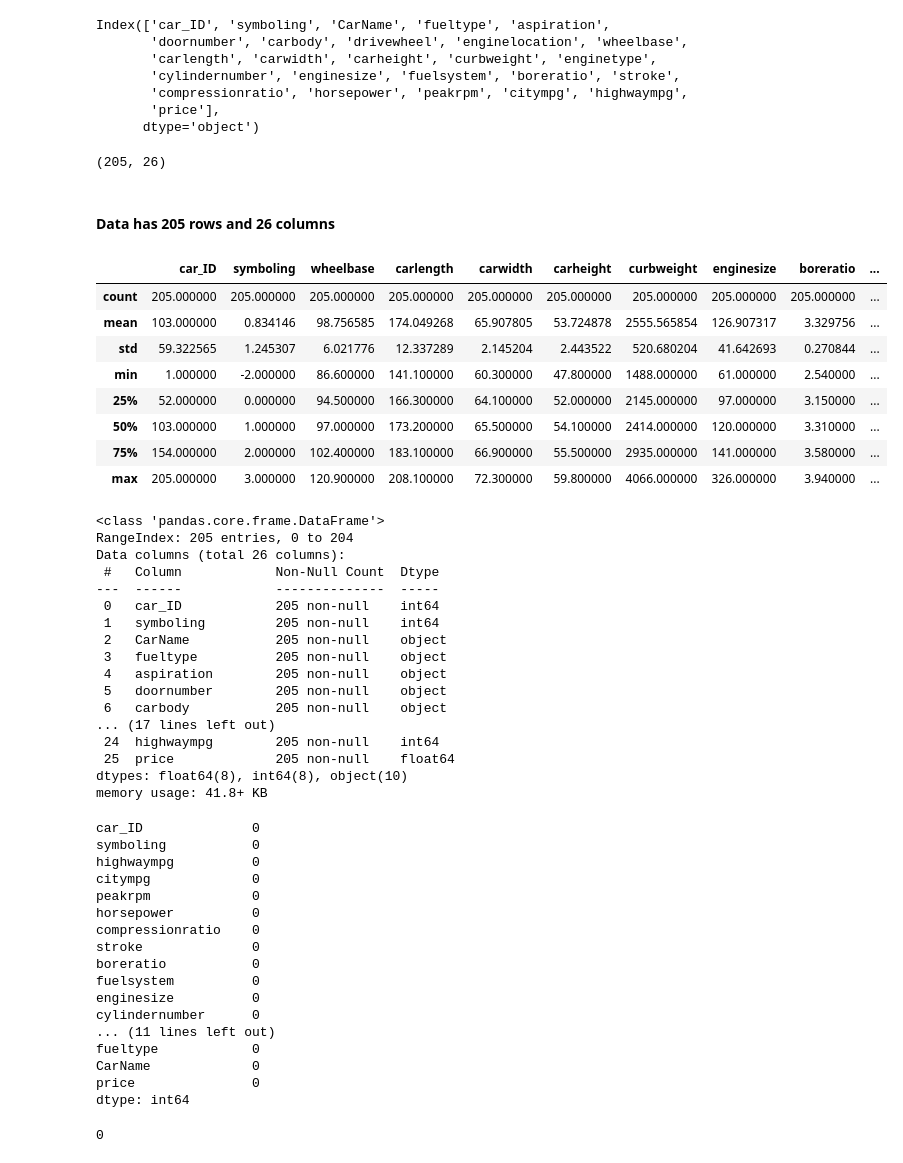
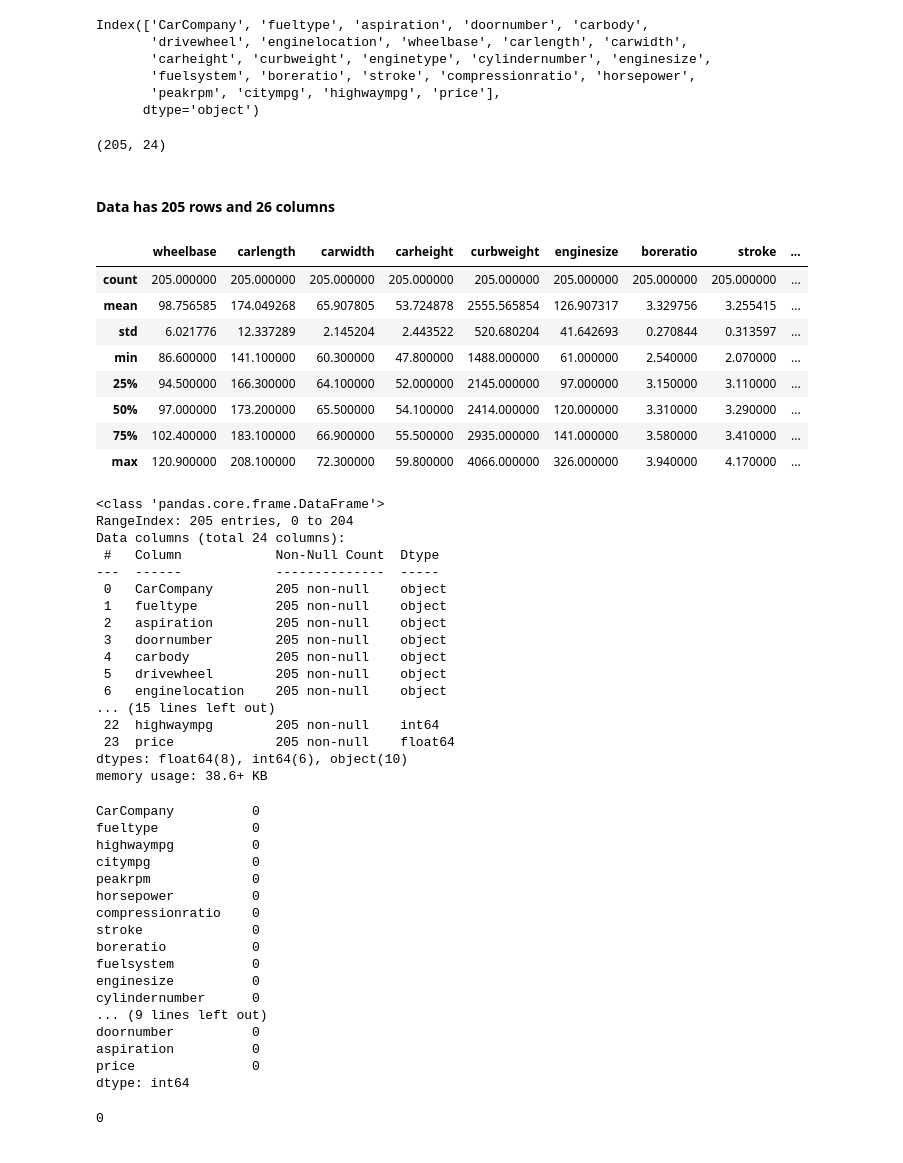
Before and after one commit to mohammedtareeq786/Kuruma_Auto, a Jupyter notebook: Kuruma_Auto_EDA.ipynb, the cells around one changed output. Cells and saved outputs as stored; diff of their text form; code cells hidden in the pictures.

```diff
--- a/Kuruma_Auto_EDA.ipynb
+++ b/Kuruma_Auto_EDA.ipynb
@@ -15,0 +4,3 @@ df.head()
+# %%
+#datareader = csv.reader(datafile, delimiter=',', quotechar='"')
+df_cars = pd.read_csv("Kuruma_Auto_Clean_Data.csv")
@@ -16,57 +28,56 @@ df.head()
 # %%
-df.columns
+df_cars.columns
 # %% [output]
-Index(['car_ID', 'symboling', 'CarName', 'fueltype', 'aspiration',
-       'doornumber', 'carbody', 'drivewheel', 'enginelocation', 'wheelbase',
-       'carlength', 'carwidth', 'carheight', 'curbweight', 'enginetype',
-       'cylindernumber', 'enginesize', 'fuelsystem', 'boreratio', 'stroke',
-       'compressionratio', 'horsepower', 'peakrpm', 'citympg', 'highwaympg',
-       'price'],
+Index(['CarCompany', 'fueltype', 'aspiration', 'doornumber', 'carbody',
+       'drivewheel', 'enginelocation', 'wheelbase', 'carlength', 'carwidth',
+       'carheight', 'curbweight', 'enginetype', 'cylindernumber', 'enginesize',
+       'fuelsystem', 'boreratio', 'stroke', 'compressionratio', 'horsepower',
+       'peakrpm', 'citympg', 'highwaympg', 'price'],
       dtype='object')
 # %%
-df.shape
+df_cars.shape
 # %% [output]
-(205, 26)
+(205, 24)
 # %% [markdown]
 #### Data has 205 rows and 26 columns
 # %%
-df.describe()
+df_cars.describe()
 # %% [output]
-|  | car_ID | symboling | wheelbase | carlength | carwidth | carheight | curbweight | enginesize | boreratio | ... |
-| count | 205.000000 | 205.000000 | 205.000000 | 205.000000 | 205.000000 | 205.000000 | 205.000000 | 205.000000 | 205.000000 | ... |
-| mean | 103.000000 | 0.834146 | 98.756585 | 174.049268 | 65.907805 | 53.724878 | 2555.565854 | 126.907317 | 3.329756 | ... |
-| std | 59.322565 | 1.245307 | 6.021776 | 12.337289 | 2.145204 | 2.443522 | 520.680204 | 41.642693 | 0.270844 | ... |
-| min | 1.000000 | -2.000000 | 86.600000 | 141.100000 | 60.300000 | 47.800000 | 1488.000000 | 61.000000 | 2.540000 | ... |
-| 25% | 52.000000 | 0.000000 | 94.500000 | 166.300000 | 64.100000 | 52.000000 | 2145.000000 | 97.000000 | 3.150000 | ... |
-| 50% | 103.000000 | 1.000000 | 97.000000 | 173.200000 | 65.500000 | 54.100000 | 2414.000000 | 120.000000 | 3.310000 | ... |
-| 75% | 154.000000 | 2.000000 | 102.400000 | 183.100000 | 66.900000 | 55.500000 | 2935.000000 | 141.000000 | 3.580000 | ... |
-| max | 205.000000 | 3.000000 | 120.900000 | 208.100000 | 72.300000 | 59.800000 | 4066.000000 | 326.000000 | 3.940000 | ... |
+|  | wheelbase | carlength | carwidth | carheight | curbweight | enginesize | boreratio | stroke | ... |
+| count | 205.000000 | 205.000000 | 205.000000 | 205.000000 | 205.000000 | 205.000000 | 205.000000 | 205.000000 | ... |
+| mean | 98.756585 | 174.049268 | 65.907805 | 53.724878 | 2555.565854 | 126.907317 | 3.329756 | 3.255415 | ... |
+| std | 6.021776 | 12.337289 | 2.145204 | 2.443522 | 520.680204 | 41.642693 | 0.270844 | 0.313597 | ... |
+| min | 86.600000 | 141.100000 | 60.300000 | 47.800000 | 1488.000000 | 61.000000 | 2.540000 | 2.070000 | ... |
+| 25% | 94.500000 | 166.300000 | 64.100000 | 52.000000 | 2145.000000 | 97.000000 | 3.150000 | 3.110000 | ... |
+| 50% | 97.000000 | 173.200000 | 65.500000 | 54.100000 | 2414.000000 | 120.000000 | 3.310000 | 3.290000 | ... |
+| 75% | 102.400000 | 183.100000 | 66.900000 | 55.500000 | 2935.000000 | 141.000000 | 3.580000 | 3.410000 | ... |
+| max | 120.900000 | 208.100000 | 72.300000 | 59.800000 | 4066.000000 | 326.000000 | 3.940000 | 4.170000 | ... |
 # %%
 #Check the null value count and data type
-df.info()
+df_cars.info()
 # %% [output]
 <class 'pandas.core.frame.DataFrame'>
 RangeIndex: 205 entries, 0 to 204
-Data columns (total 26 columns):
+Data columns (total 24 columns):
  #   Column            Non-Null Count  Dtype
 ---  ------            --------------  -----
- 0   car_ID            205 non-null    int64
- 1   symboling         205 non-null    int64
- 2   CarName           205 non-null    object
- 3   fueltype          205 non-null    object
- 4   aspiration        205 non-null    object
- 5   doornumber        205 non-null    object
- 6   carbody           205 non-null    object
-... (17 lines left out)
- 24  highwaympg        205 non-null    int64
- 25  price             205 non-null    float64
-dtypes: float64(8), int64(8), object(10)
-memory usage: 41.8+ KB
+ 0   CarCompany        205 non-null    object
+ 1   fueltype          205 non-null    object
+ 2   aspiration        205 non-null    object
+ 3   doornumber        205 non-null    object
+ 4   carbody           205 non-null    object
+ 5   drivewheel        205 non-null    object
+ 6   enginelocation    205 non-null    object
+... (15 lines left out)
+ 22  highwaympg        205 non-null    int64
+ 23  price             205 non-null    float64
+dtypes: float64(8), int64(6), object(10)
+memory usage: 38.6+ KB
 # %%
-df.isnull().sum().sort_values(ascending=False)
+df_cars.isnull().sum().sort_values(ascending=False)
 # %% [output]
-car_ID              0
-symboling           0
+CarCompany          0
+fueltype            0
 highwaympg          0
 citympg             0
 peakrpm             0
@@ -77,8 +88,8 @@ boreratio           0
 fuelsystem          0
 enginesize          0
 cylindernumber      0
-... (11 lines left out)
-fueltype            0
-CarName             0
+... (9 lines left out)
+doornumber          0
+aspiration          0
 price               0
 dtype: int64
```
Also changed, not shown: parts of 73 cells of this notebook.
